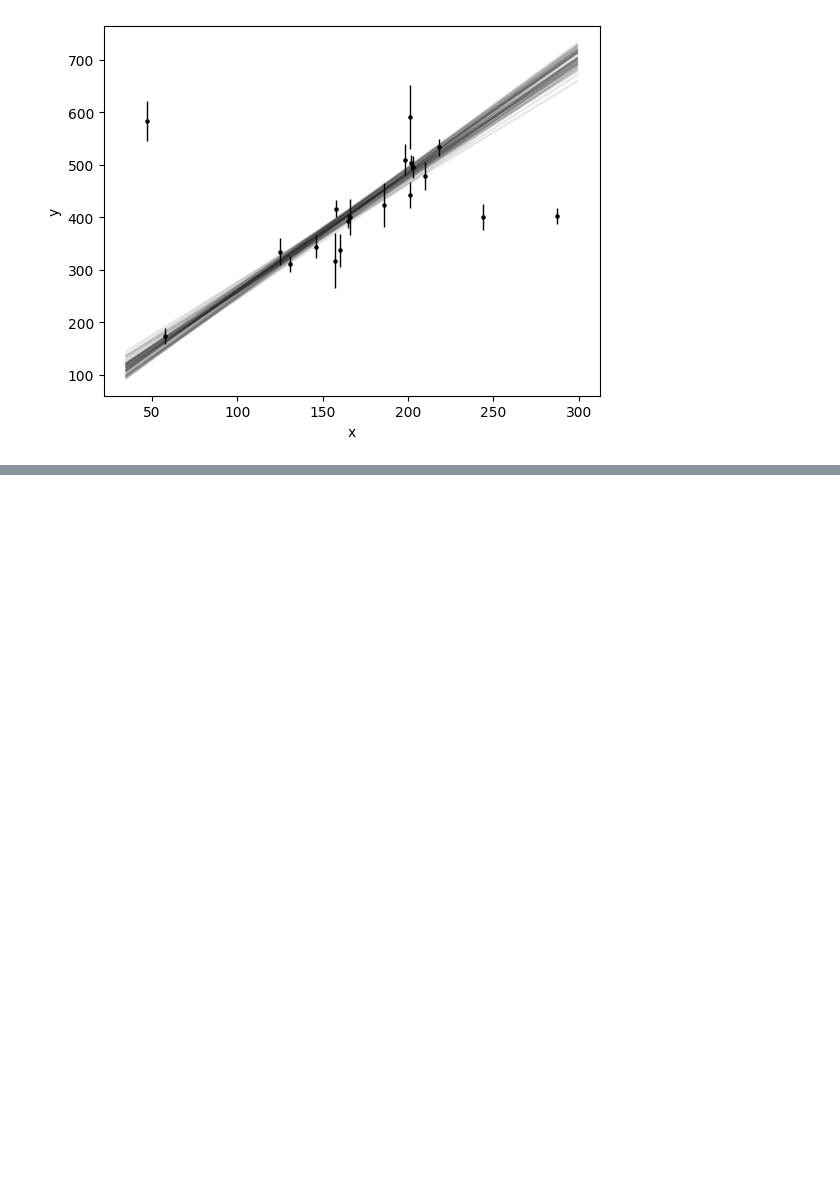
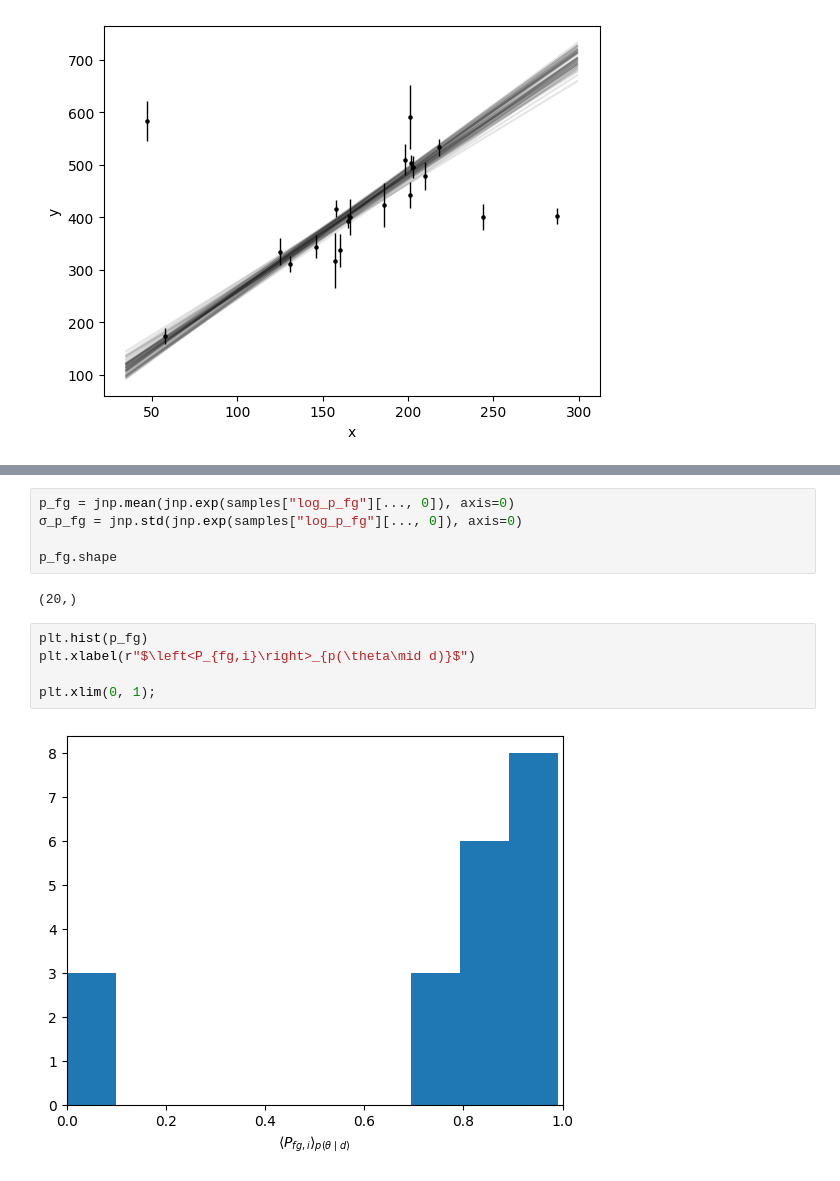
Before and after one commit to wrighj26/scicomp2_F25_wright, a Jupyter notebook: notebooks/Modeling Outliers w NumPyro.ipynb, the cells around one changed output, grey strips where cells are left out. Cells and saved outputs as stored; diff of their text form; blank space fills up the shorter version.

```diff
--- a/notebooks/Modeling Outliers w NumPyro.ipynb
+++ b/notebooks/Modeling Outliers w NumPyro.ipynb
@@ -283,0 +294,14 @@ Let's take a look at the distribution probabilities of each point being in the f
+# %%
+p_fg = jnp.mean(jnp.exp(samples["log_p_fg"][..., 0]), axis=0)
+σ_p_fg = jnp.std(jnp.exp(samples["log_p_fg"][..., 0]), axis=0)
+
+p_fg.shape
+# %% [output]
+(20,)
+# %%
+plt.hist(p_fg)
+plt.xlabel(r"$\left<P_{fg,i}\right>_{p(\theta\mid d)}$")
+
+plt.xlim(0, 1);
+# %% [output]
+[figure, added]
```
Also changed, not shown: parts of 7 cells of this notebook.
